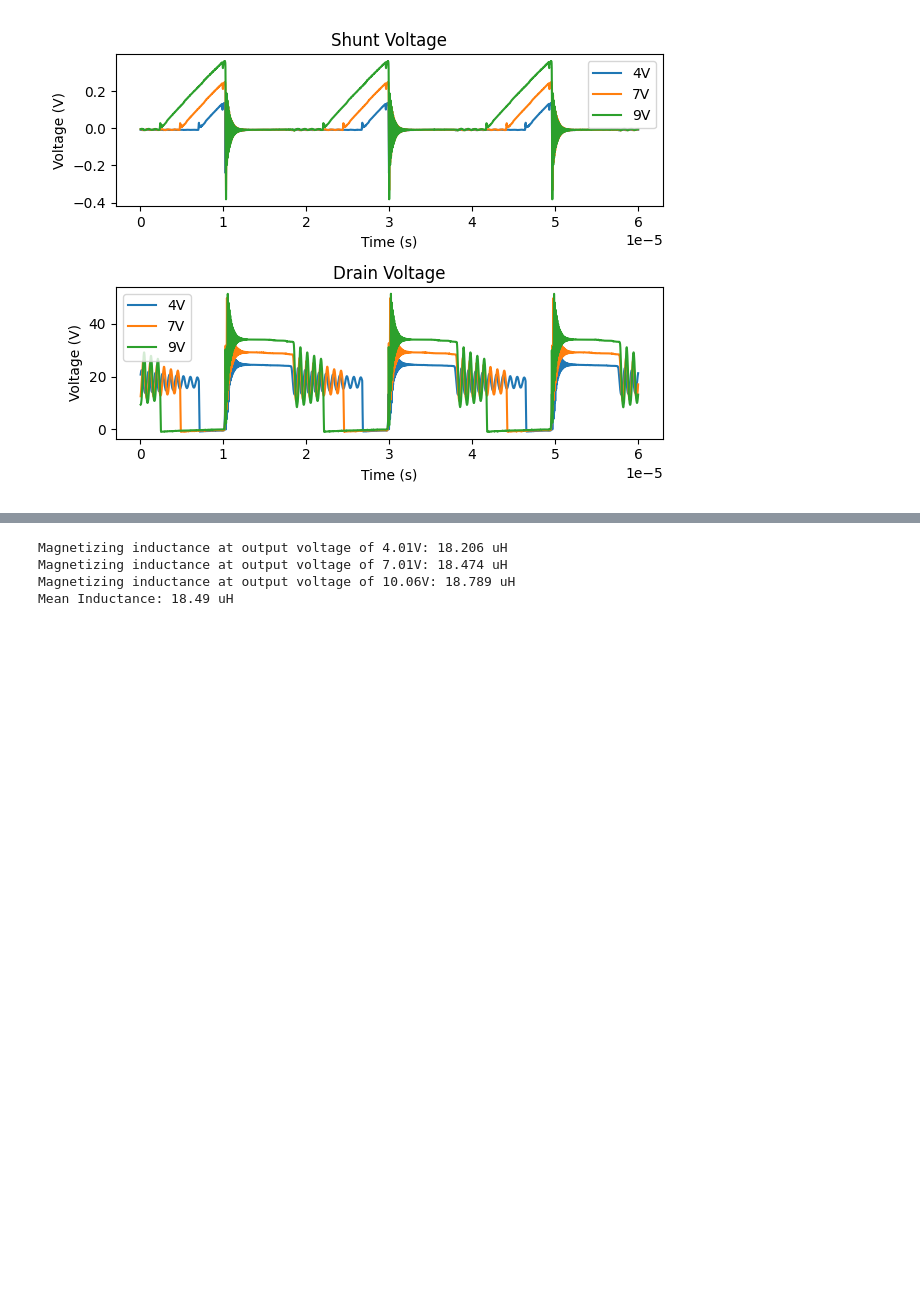
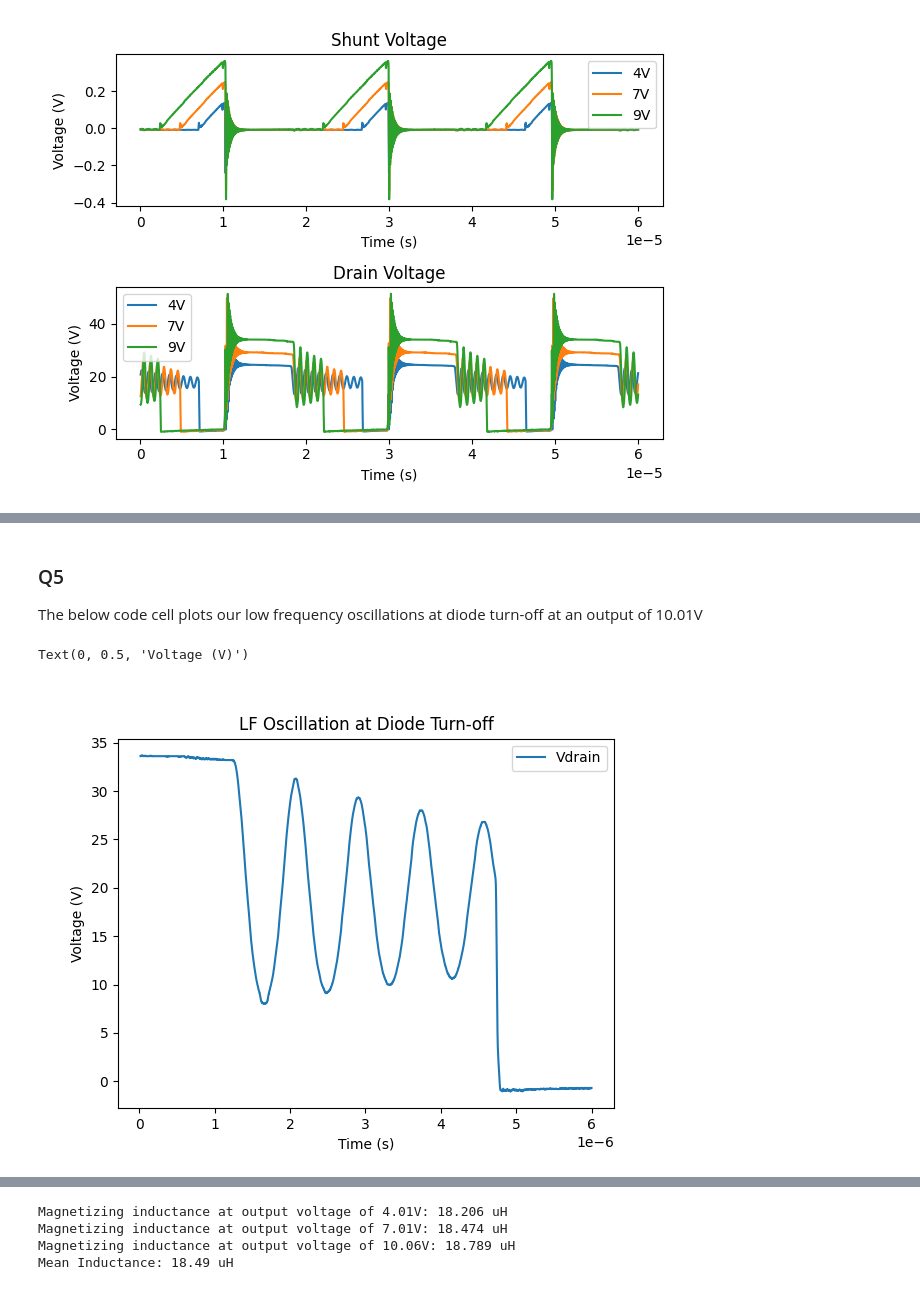
Before and after one commit to amit-kumarh/power-electronics, a Jupyter notebook: assignments/06-lab/report.ipynb, the cells around one changed output, grey strips where cells are left out. Saved outputs shown, nothing was run; the diff lists cells and outputs as text; code cells hidden in the pictures; blank space fills up the shorter version.

```diff
--- a/assignments/06-lab/report.ipynb
+++ b/assignments/06-lab/report.ipynb
@@ -125,0 +245,12 @@ figure.tight_layout()
+# %% [markdown]
+### Q5
+
+The below code cell plots our low frequency oscillations at diode turn-off at an output of 10.01V
+# %%
+fig, ax = plt.subplots()
+lf.plot(x="X", y="Vdrain", ax=ax, title="LF Oscillation at Diode Turn-off")
+ax.set_xlabel("Time (s)")
+ax.set_ylabel("Voltage (V)")
+# %% [output]
+Text(0, 0.5, 'Voltage (V)')
+[figure, added]
```
Also changed, not shown: parts of 42 cells of this notebook, 10 other files.
